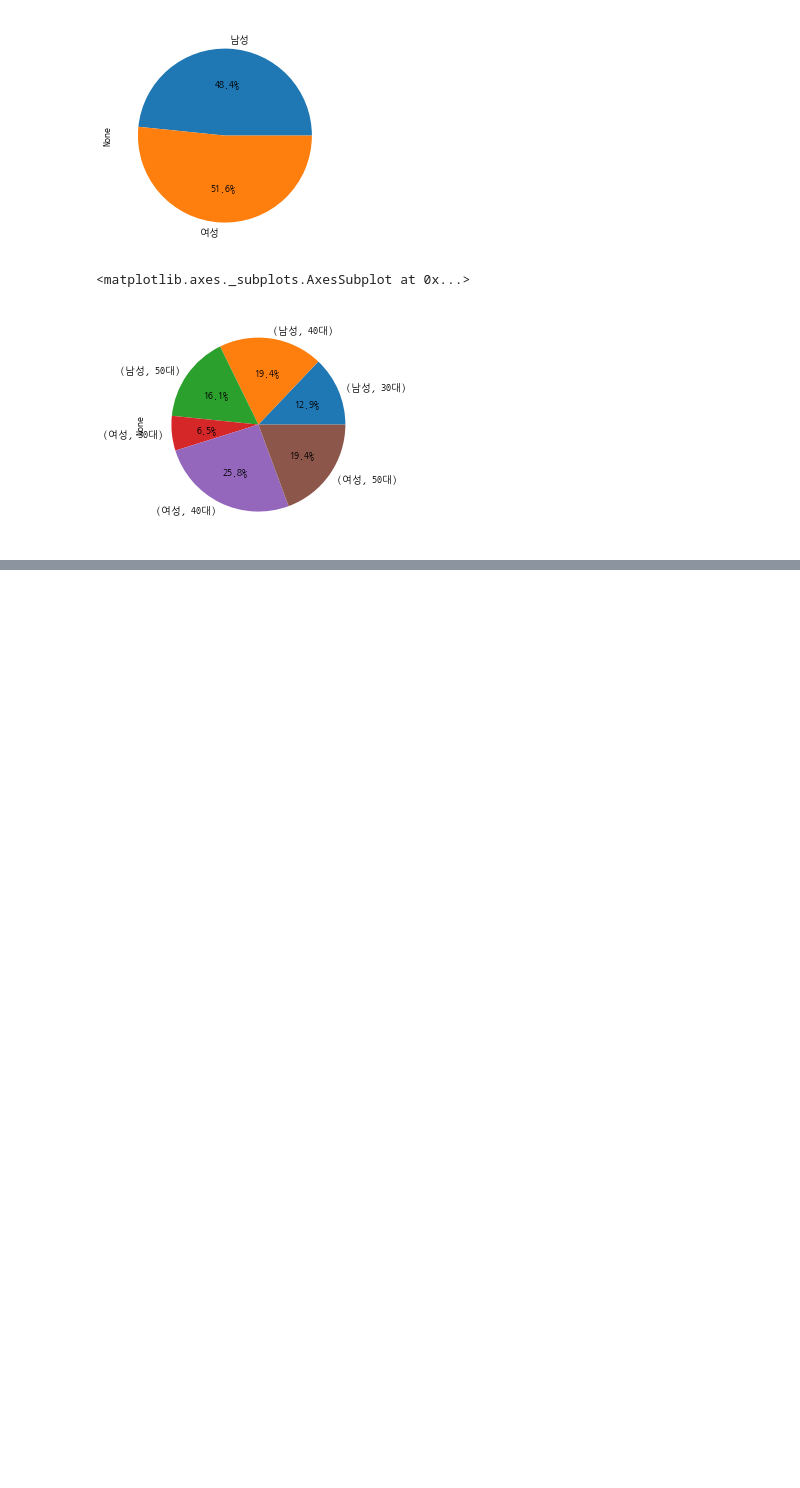
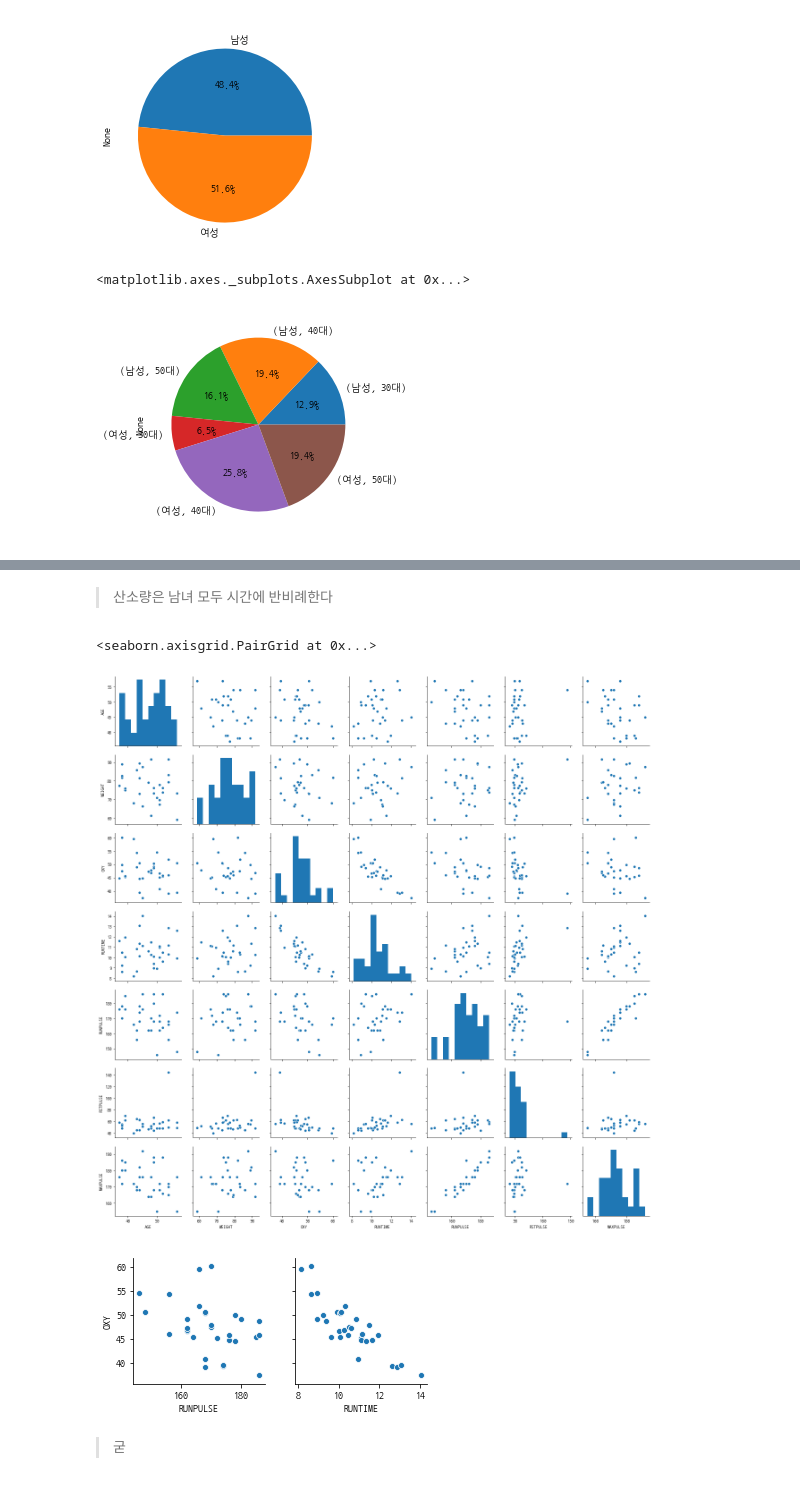
Before and after one commit to wonbae/data-analytics, a Jupyter notebook: 02.그래프분석.ipynb, the cells around one changed output, grey strips where cells are left out. Drawn from its saved outputs; the diff is of its cells as text; code cells hidden in the pictures; blank space fills up the shorter version.

```diff
--- a/02.그래프분석.ipynb
+++ b/02.그래프분석.ipynb
@@ -137,0 +158,11 @@ df_count.plot.pie(y = "OXY", autopct = "%.1f%%")
+# %% [markdown]
+> 산소량은 남녀 모두 시간에 반비례한다
+# %%
+sns.pairplot(df_fitness)
+sns.pairplot(df_fitness, y_vars = ["OXY"], x_vars = ["RUNPULSE", "RUNTIME"])
+# %% [output]
+<seaborn.axisgrid.PairGrid at 0x...>
+[figure, added]
+[figure, added]
+# %% [markdown]
+> 굳
```
Also changed, not shown: parts of 16 cells of this notebook, 3 other files.
